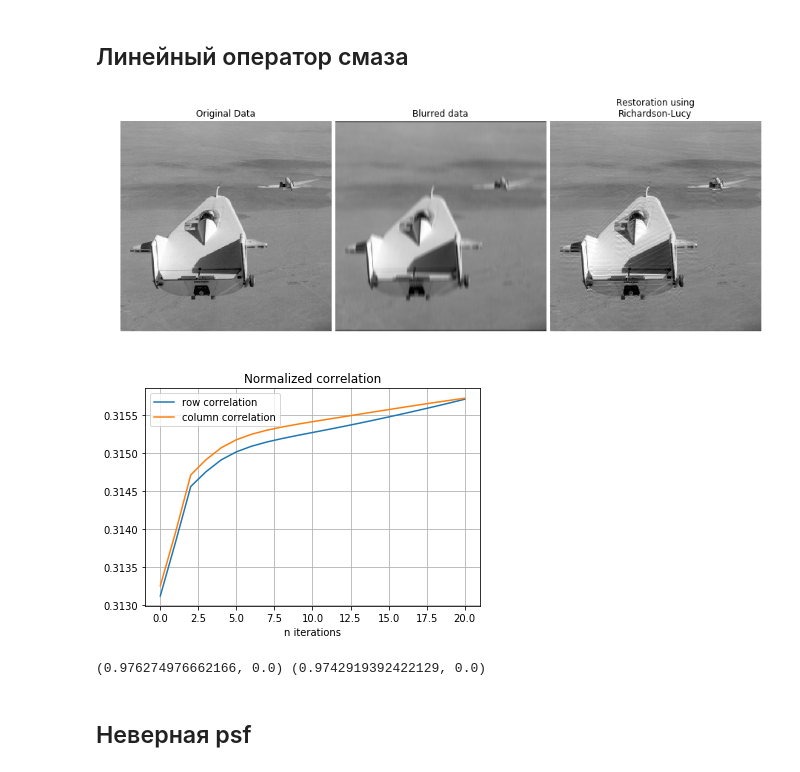
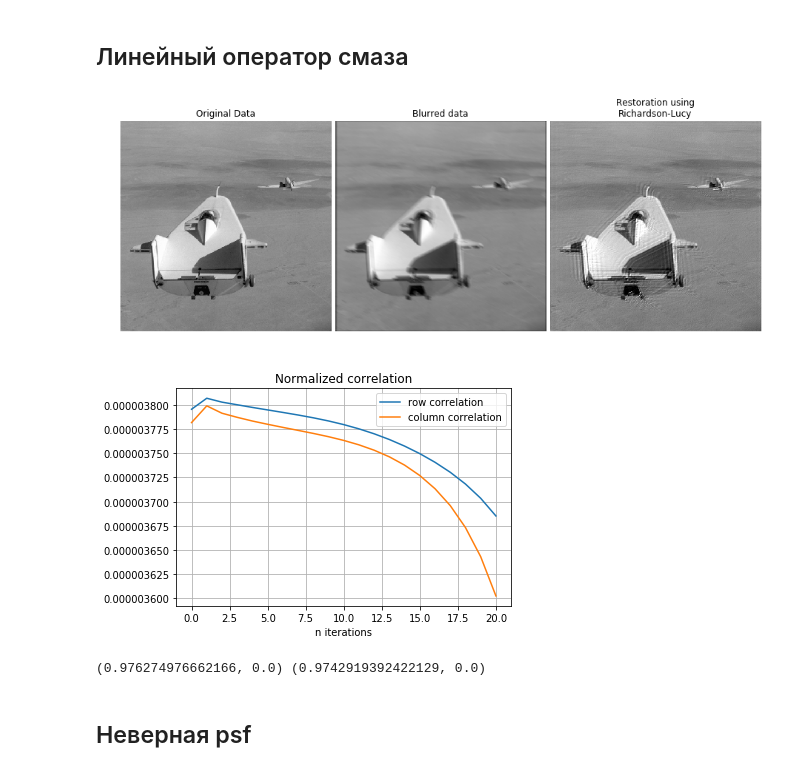
Before and after one commit to progiv/deconv, a Jupyter notebook: expertiments.ipynb, the cells around one changed output. Saved outputs shown, nothing was run; the diff lists cells and outputs as text; code cells hidden in the pictures.

Commit message:
Fixes bug with showing zero p-value in plots.

```diff
--- a/expertiments.ipynb
+++ b/expertiments.ipynb
@@ -40,10 +40,10 @@ def show_results(original, noisy, result):
     plt.show()
 # %%
 def row_correlation(image):
-    return pearsonr(image[1:,:].ravel(), image[:-1,:])
+    return pearsonr(image[1:,:].ravel(), image[:-1,:].ravel())[0]
 
 def col_correlation(image):
-    return pearsonr(image[:,1:], image[:,:-1])
+    return pearsonr(image[:,1:].ravel(), image[:,:-1].ravel())[0]
 # %%
 def desubsample(image, times=1, axises=None):
     if axises is None:
@@ -177,8 +177,8 @@ def richardson_lucy_matlab(image, psf, iterations=50, dampar=0, weight=None, rea
         if clip:
             prev_image[prev_image > 1] = 1
             prev_image[prev_image < -1] = eps
-        correlation_X.append(col_correlation(image))
-        correlation_Y.append(row_correlation(image))
+        correlation_X.append(col_correlation(prev_image))
+        correlation_Y.append(row_correlation(prev_image))
         del cc
         internal[:,1] = internal[:,0]
         internal[:,0] = (prev_image-Y).ravel()
@@ -311,19 +311,19 @@ def motion_blur_psf(length, angle):
     return psf/np.sum(psf)
 # %%
 shift = 11
-psf = motion_blur_psf(shift, 0)
+psf = motion_blur_psf(shift, pi/3)
 lifting_blurred = conv2(liftingbody, psf, 'same')
 iterations = 20
 deconv = richardson_lucy_matlab(lifting_blurred, psf, iterations=iterations, eps=1e-5, clip=False)
 show_results(liftingbody, lifting_blurred, deconv['image'])
 plot_corr(iterations+1, [deconv['correlationX'],
                          deconv['correlationY']])
 correlation_X = pearsonr(liftingbody.ravel('C')[:-1], liftingbody.ravel('C')[1:])
 correlation_Y = pearsonr(liftingbody.ravel('F')[:-1], liftingbody.ravel('F')[1:])
 print(correlation_X, correlation_Y)
 # %% [output]
 [figure]
-[figure, old version]
+[figure, new version]
 (0.976274976662166, 0.0) (0.9742919392422129, 0.0)
 # %% [markdown]
 ## Неверная psf
```
Also changed, not shown: parts of 7 cells of this notebook.
